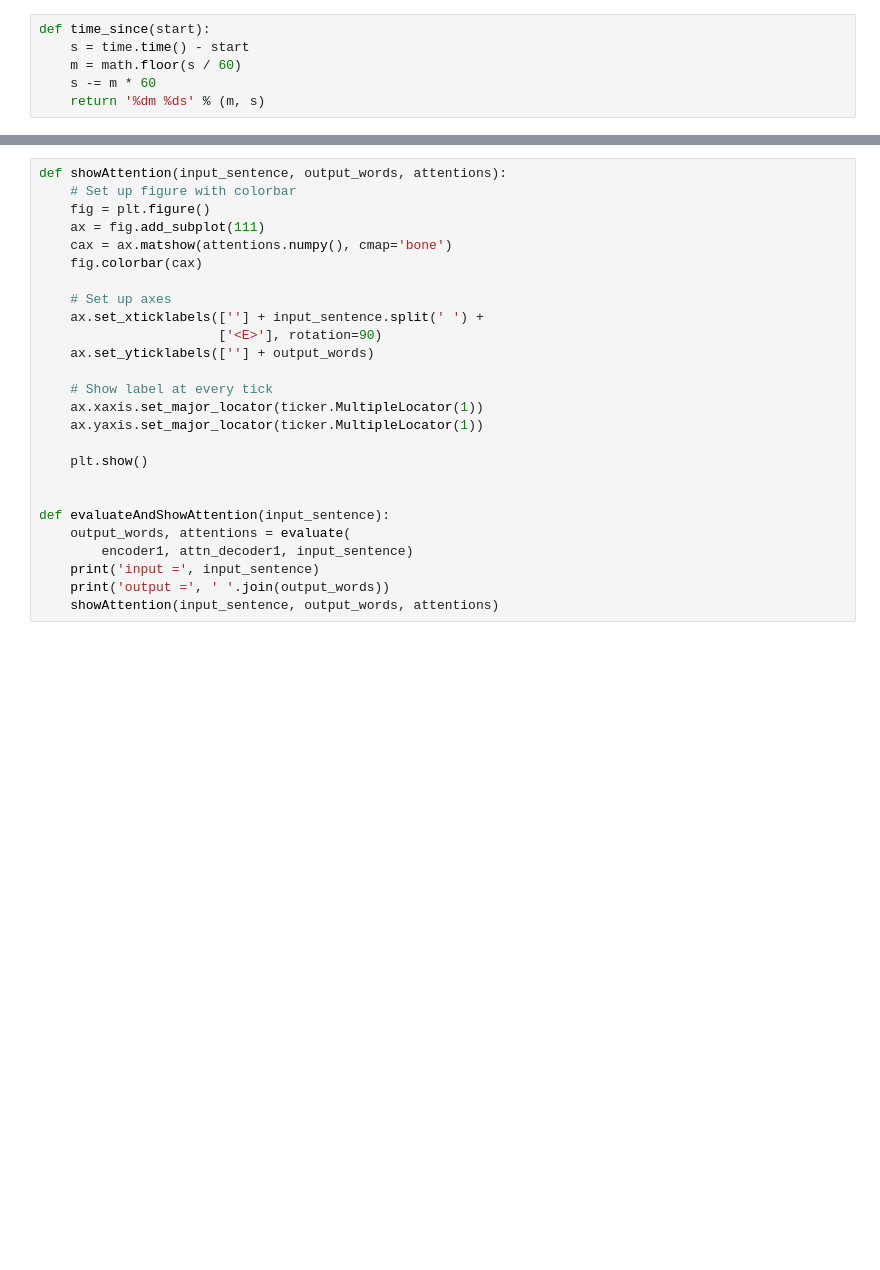
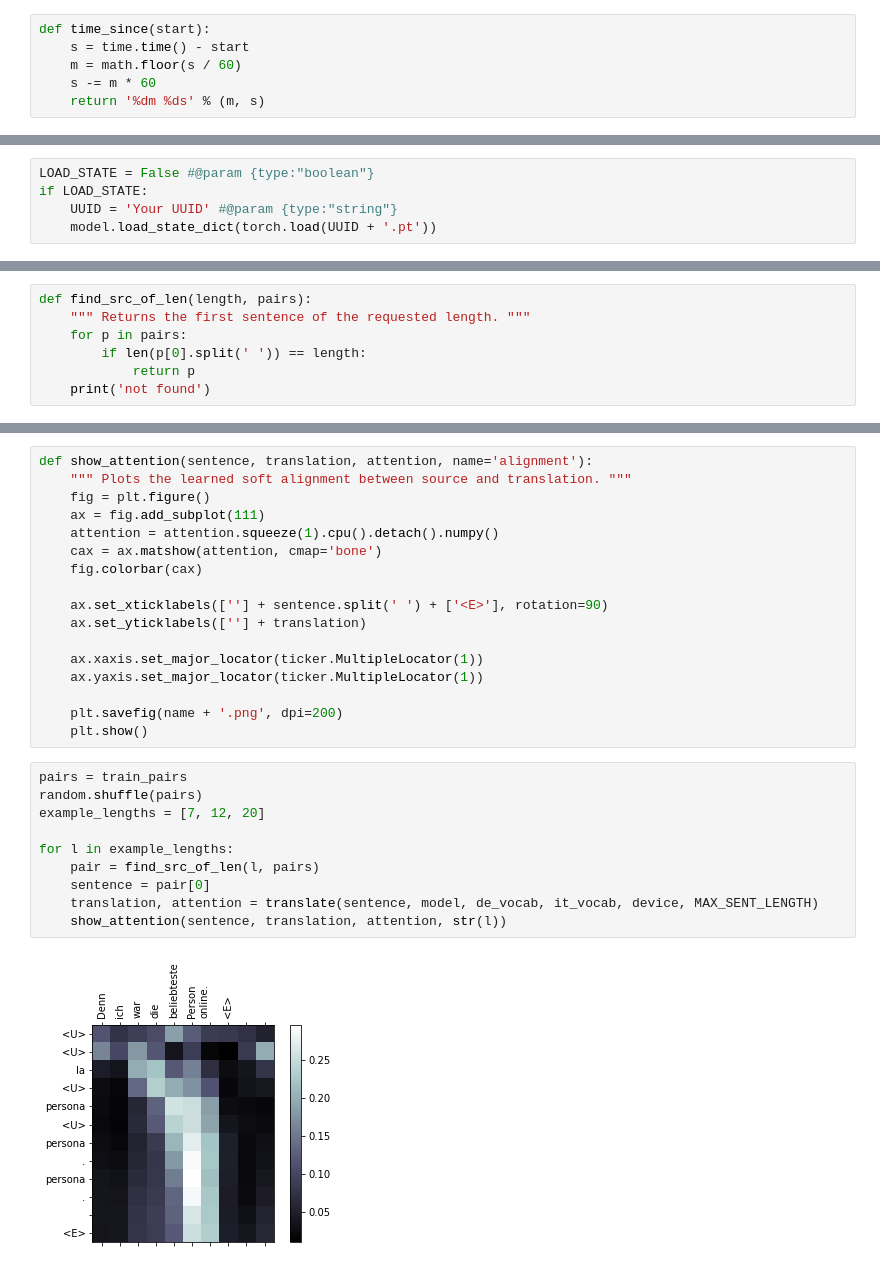
Before and after one commit to Dagobert42/NMT-Attention, a Jupyter notebook: Neural_Machine_Translation_with_Attention.ipynb, the cells around one changed output, grey strips where cells are left out. Saved outputs shown, nothing was run; the diff lists cells and outputs as text; blank space fills up the shorter version.

```diff
--- a/Neural_Machine_Translation_with_Attention.ipynb
+++ b/Neural_Machine_Translation_with_Attention.ipynb
@@ -626,0 +756,5 @@ torch.save(model.state_dict(), id)
+# %%
+LOAD_STATE = False #@param {type:"boolean"}
+if LOAD_STATE:
+    UUID = 'Your UUID' #@param {type:"string"}
+    model.load_state_dict(torch.load(UUID + '.pt'))
@@ -633,0 +800,7 @@ print(f'Test loss: {test_loss:.3f}')
+# %%
+def find_src_of_len(length, pairs):
+    """ Returns the first sentence of the requested length. """
+    for p in pairs:
+        if len(p[0].split(' ')) == length:
+            return p
+    print('not found')
@@ -634,26 +844,29 @@ print(f'Test loss: {test_loss:.3f}')
 # %%
-def showAttention(input_sentence, output_words, attentions):
-    # Set up figure with colorbar
+def show_attention(sentence, translation, attention, name='alignment'):
+    """ Plots the learned soft alignment between source and translation. """
     fig = plt.figure()
     ax = fig.add_subplot(111)
-    cax = ax.matshow(attentions.numpy(), cmap='bone')
+    attention = attention.squeeze(1).cpu().detach().numpy()
+    cax = ax.matshow(attention, cmap='bone')
     fig.colorbar(cax)
 
-    # Set up axes
-    ax.set_xticklabels([''] + input_sentence.split(' ') +
-                       ['<E>'], rotation=90)
-    ax.set_yticklabels([''] + output_words)
+    ax.set_xticklabels([''] + sentence.split(' ') + ['<E>'], rotation=90)
+    ax.set_yticklabels([''] + translation)
 
-    # Show label at every tick
     ax.xaxis.set_major_locator(ticker.MultipleLocator(1))
     ax.yaxis.set_major_locator(ticker.MultipleLocator(1))
 
+    plt.savefig(name + '.png', dpi=200)
     plt.show()
-
-
-def evaluateAndShowAttention(input_sentence):
-    output_words, attentions = evaluate(
-        encoder1, attn_decoder1, input_sentence)
-    print('input =', input_sentence)
-    print('output =', ' '.join(output_words))
-    showAttention(input_sentence, output_words, attentions)
+# %%
+pairs = train_pairs
+random.shuffle(pairs)
+example_lengths = [7, 12, 20]
+
+for l in example_lengths:
+    pair = find_src_of_len(l, pairs)
+    sentence = pair[0]
+    translation, attention = translate(sentence, model, de_vocab, it_vocab, device, MAX_SENT_LENGTH)
+    show_attention(sentence, translation, attention, str(l))
+# %% [output]
+[figure, added]
```
Also changed, not shown: parts of 39 cells of this notebook.
